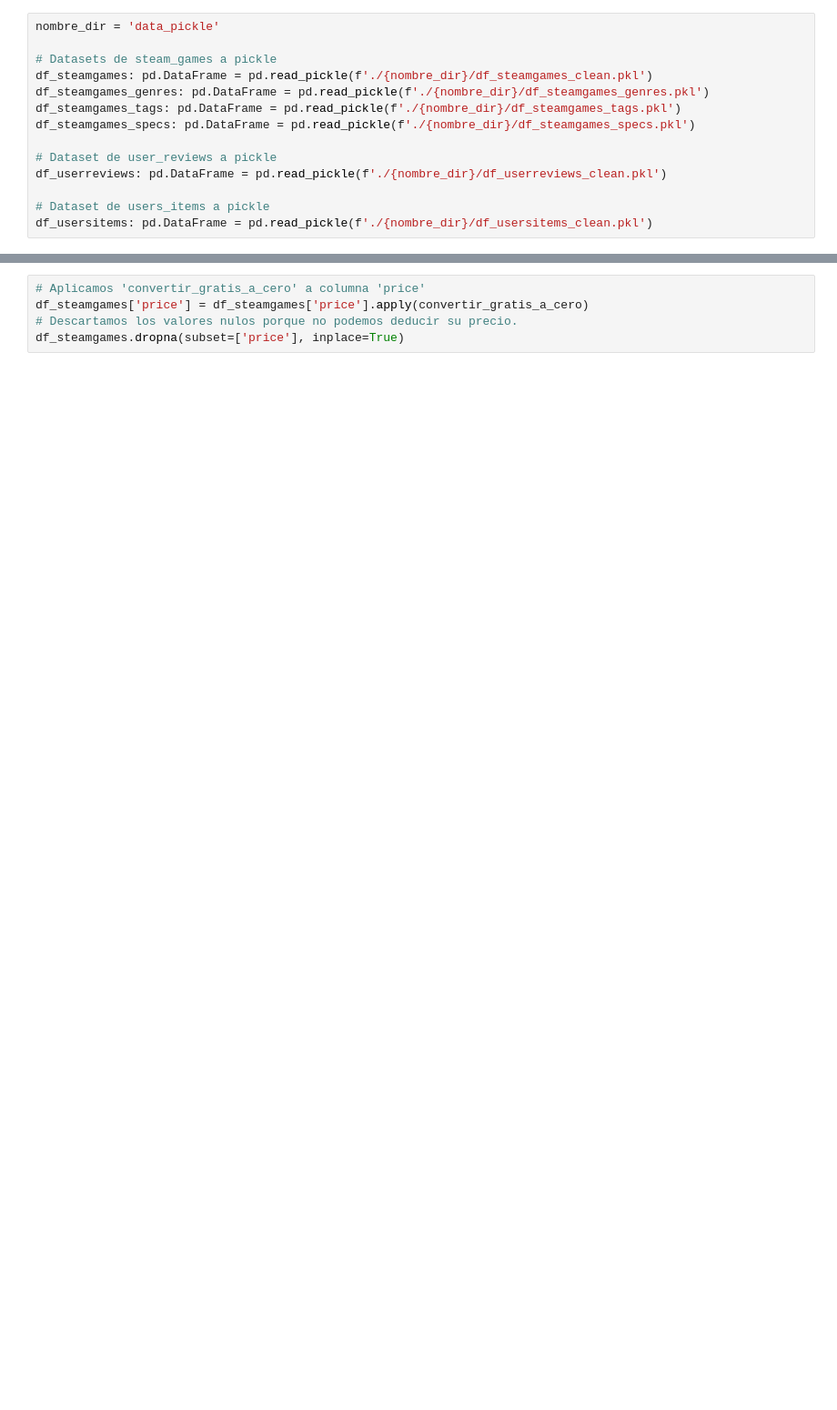
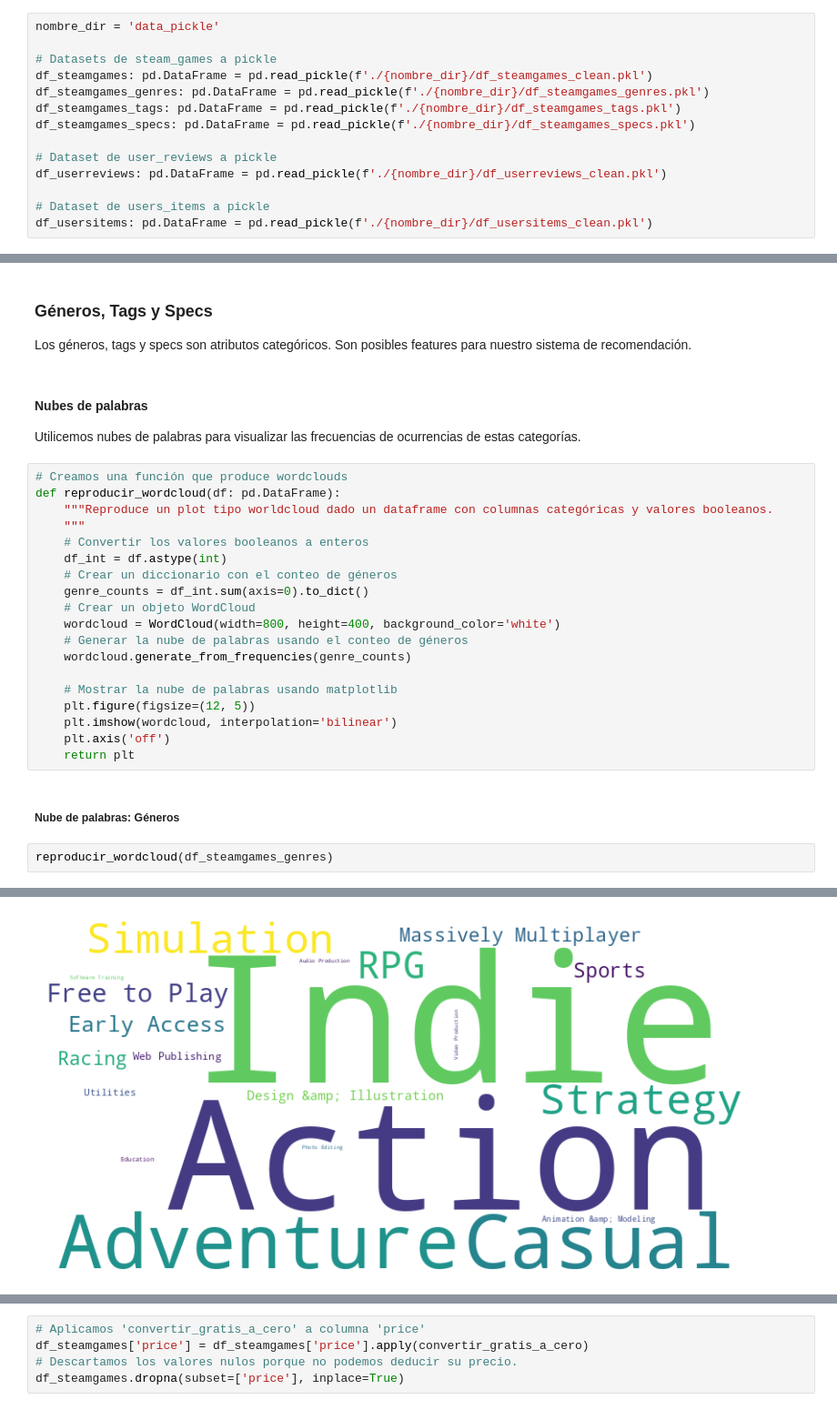
Before and after one commit to santanafelixseb/PI1_MLOps_Steam, a Jupyter notebook: EDA.ipynb, the cells around one changed output, grey strips where cells are left out. Shown at 91% size. Cells and saved outputs as stored; diff of their text form; blank space fills up the shorter version.

```diff
--- a/EDA.ipynb
+++ b/EDA.ipynb
@@ -33,3 +45,33 @@ df_steamgames.head()
 | 88312 | Poolians.com | Real Pool 3D - Poolians | Real Pool 3D - Poolians | http://store.steampowered.com/app... | http://steamcommunity.com/app/670... | Free to Play | False | 670290 | Poolians.com | ... |
 | 88313 | 彼岸领域 | 弹炸人2222 | 弹炸人2222 | http://store.steampowered.com/app... | http://steamcommunity.com/app/767... | 0.99 | False | 767400 | 彼岸领域 | ... |
 | 88315 | Trickjump Games Ltd | Battle Royale Trainer | Battle Royale Trainer | http://store.steampowered.com/app... | http://steamcommunity.com/app/772... | 3.99 | False | 772540 | Trickjump Games Ltd | ... |
+# %% [markdown]
+### Géneros, Tags y Specs
+Los géneros, tags y specs son atributos categóricos. Son posibles features para nuestro sistema de recomendación.
+# %% [markdown]
+#### Nubes de palabras
+Utilicemos nubes de palabras para visualizar las frecuencias de ocurrencias de estas categorías.
+# %%
+# Creamos una función que produce wordclouds
+def reproducir_wordcloud(df: pd.DataFrame):
+    """Reproduce un plot tipo worldcloud dado un dataframe con columnas categóricas y valores booleanos.
+    """
+    # Convertir los valores booleanos a enteros
+    df_int = df.astype(int)
+    # Crear un diccionario con el conteo de géneros
+    genre_counts = df_int.sum(axis=0).to_dict()
+    # Crear un objeto WordCloud
+    wordcloud = WordCloud(width=800, height=400, background_color='white')
+    # Generar la nube de palabras usando el conteo de géneros
+    wordcloud.generate_from_frequencies(genre_counts)
+
+    # Mostrar la nube de palabras usando matplotlib
+    plt.figure(figsize=(12, 5))
+    plt.imshow(wordcloud, interpolation='bilinear')
+    plt.axis('off')
+    return plt
+# %% [markdown]
+##### Nube de palabras: Géneros
+# %%
+reproducir_wordcloud(df_steamgames_genres)
+# %% [output]
@@ -35,0 +79 @@ df_steamgames.head()
+[figure, added]
```
Also changed, not shown: parts of 36 cells of this notebook, 3 other files.
